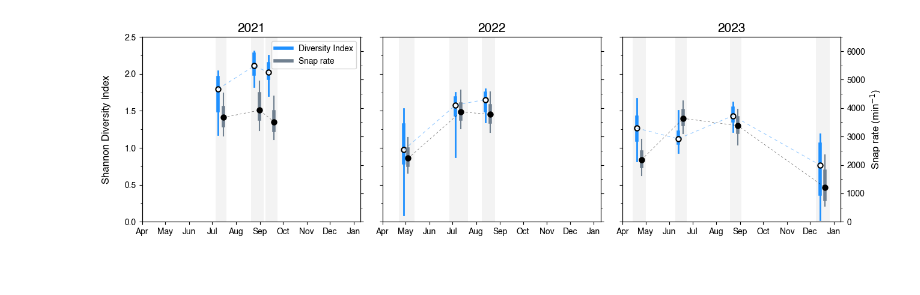
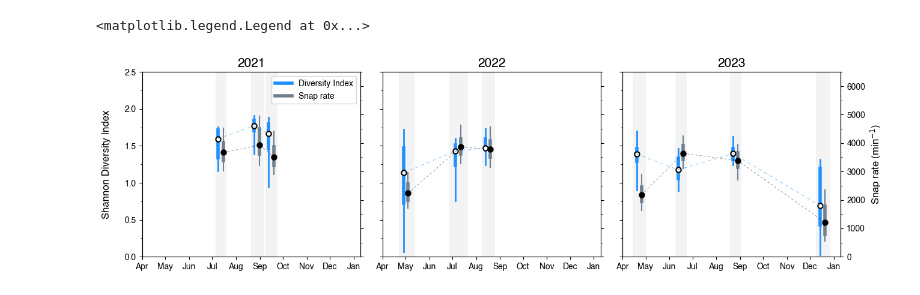
Before and after one commit to jhtong33/Code, a Jupyter notebook: 06_Plot_Index_SnapRate_place.ipynb, the cells around one changed output. Cells and saved outputs as stored; diff of their text form; code cells hidden in the pictures.

```diff
--- a/06_Plot_Index_SnapRate_place.ipynb
+++ b/06_Plot_Index_SnapRate_place.ipynb
@@ -49,7 +49,7 @@ def figure_base_setting_right(place, color):
     from matplotlib.ticker import (MultipleLocator, AutoMinorLocator)
     if place == 'Keelung':
         major = 2000; minor=1000
-        ymin=2000; ymax=17000
+        ymin=1000; ymax=16000
     else:
         major = 1000; minor=500
         ymin=0; ymax=6500
@@ -78,22 +78,14 @@ fig, ax = plt.subplots(1, 3, figsize=(15,4), sharey=True)
 plt.subplots_adjust(wspace = 0.1)
 
 
-for path in glob.glob(f'{oripath}/{place}-5min/*202?_*stage_separation/*log'):
-    year = path.rsplit('_')[2]
-    if int(year) == 2023 and '3stage' in path:
-        continue
-    else:
+for path in glob.glob(f'{oripath}/{place}-5min/202?*202?_?stage_separation/result_nor*/*log'):
+    df = pd.read_csv(path)
+    color = 'orangered' if 'Keelung' in path else 'dodgerblue'
+    region = 'Keelung' if 'Keelung' in path else 'Taoyuan'
+    dx = -0.15 if 'Keelung' in path else 0.15
 
-        color = 'orangered' if 'Keelung' in path else 'dodgerblue'
-        region = 'Keelung' if 'Keelung' in path else 'Taoyuan'
-        dx = -0.15 if 'Keelung' in path else 0.15
-
-        cmd = ''' awk -F, 'NR>1 {print $0}' %(path)s
-        '''%locals()
-        response = os.popen(cmd).read()
-        res_year = response.rsplit('\n')
-
-        print(path)
+    for year in [2021,2022,2023]:
+        linklines_x = []; linklines_y = []
         if int(year) == 2021:
             pidx = 0
         elif int(year) == 2022:
@@ -102,27 +94,26 @@ for path in glob.glob(f'{oripath}/{place}-5min/*202?_*stage_separation/*log'):
             pidx = 2
         ax[pidx].set_title(year, fontsize=15, fontweight='bold')
 
+        df_year = df[df['year']==year]
 
-        linklines_x = []; linklines_y = []
-        readcol = 3 if int(year) != 2023 else 4
-        for info in res_year[:readcol]:
-            stats = info.split(',', 7)
-            idx  = int(stats[1])
-            pct5 = float(stats[2])
-            Q1   = float(stats[3])
-            Q2   = float(stats[4])
-            Q3   = float(stats[5])
-            pct95   = float(stats[6])
-            # minn = float(stats[5])
-            # maxx = float(stats[6])
-            drop = stats[7]
-            dp_ = dp[dp['region']==region][dp['year']==int(year)][dp['index']==idx]
+
+        for idx in range(len(df_year)):
+            idxx = idx+1
+            pct5 = df_year['pct5'].values[idx]
+            Q1 = df_year['Q1'].values[idx]
+            Q2 = df_year['Q2'].values[idx]
+            print(Q2)
+            Q3 = df_year['Q3'].values[idx]
+            pct95 = df_year['pct95'].values[idx]
+            dp_ = dp[dp['region']==region][dp['year']==int(year)][dp['index']==idxx]
             begin = dp_['begin'].values[0]; end = dp_['end'].values[0]
             begintime = datetime.strptime(begin, "%Y-%m-%dT%H:%M:%S")
             endtime = datetime.strptime(end, "%Y-%m-%dT%H:%M:%S")
             dt = endtime - begintime
+            dt = endtime - begintime
             ddt = -3.5 #-1*(dt.days/2*0.4)#-4
             plottime = begintime + timedelta(days=dt.days/2+ddt)
+
 
             ax[pidx].fill_between(x=[begintime, endtime], y1=-0.05, y2=2.5, color='lightgrey', alpha=0.25, ec=None)
             ax[pidx].plot([plottime, plottime], [pct5, pct95], lw=2, color=color)
@@ -154,7 +145,7 @@ for dirpath in sorted(glob.glob(f'/Volumes/home/Research/Detection_snap/{place}/
         color = 'rosybrown'
     else:
         color = 'slategray'
-    print(dirpath)
+    # print(dirpath)
     alldf = pd.DataFrame()
 
     if '21' == dirpath.rsplit('/')[-1][:2]:
@@ -182,6 +173,7 @@ for dirpath in sorted(glob.glob(f'/Volumes/home/Research/Detection_snap/{place}/
     pct95 = np.percentile(alldf['Peak'], 95, interpolation='linear')
     Q1 = np.percentile(alldf['Peak'], 75, interpolation='linear')
     Q2 = np.percentile(alldf['Peak'], 50, interpolation='linear')
+    print(Q2)
     Q3 = np.percentile(alldf['Peak'], 25, interpolation='linear')
     pct5 = np.percentile(alldf['Peak'], 5, interpolation='linear')
 
@@ -225,6 +217,6 @@ _handles, _labels = rax[2].get_legend_handles_labels()
 by_label = dict(zip([labels[0], _labels[0]], [handles[0], _handles[0]]))
 ax[0].legend(by_label.values(), by_label.keys(), fontsize=10)
 
-plt.savefig(f'../Results/soundsepration/Finalresults/Comparison_index_snaprate_{place}_v2.png', dpi=150)
-plt.savefig(f'../Results/soundsepration/Finalresults/Comparison_index_snaprate_{place}_v2.pdf', dpi=150)
+# plt.savefig(f'../Results/soundsepration/Finalresults/Comparison_index_snaprate_{place}_v4.png', dpi=150)
+# plt.savefig(f'../Results/soundsepration/Finalresults/Comparison_index_snaprate_{place}_v4.pdf', dpi=150)
 # %% [output]
@@ -244 +243,2 @@ plt.savefig(f'../Results/soundsepration/Finalresults/Comparison_index_snaprate_{
+<matplotlib.legend.Legend at 0x...>
-[figure, old version]
+[figure, new version]
```
Also changed, not shown: parts of 4 cells of this notebook, 5 other files.
